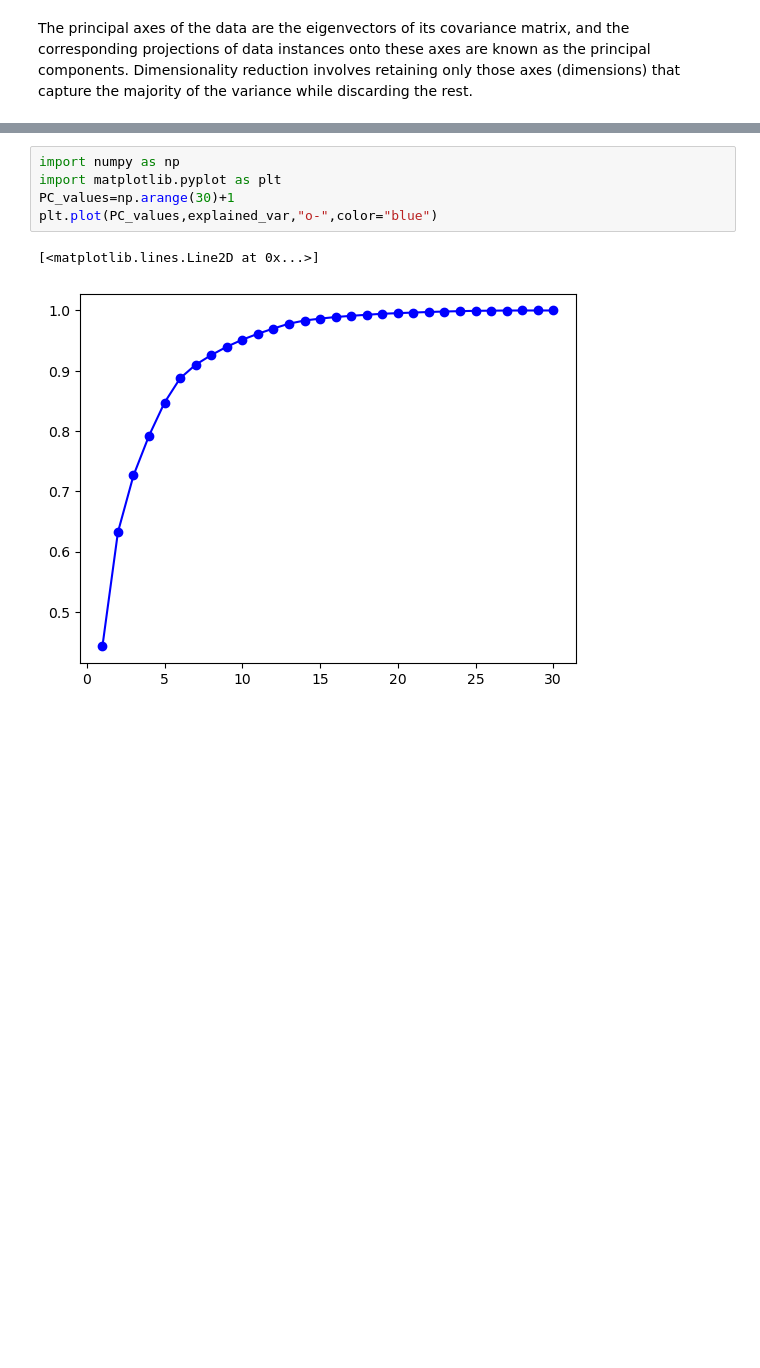
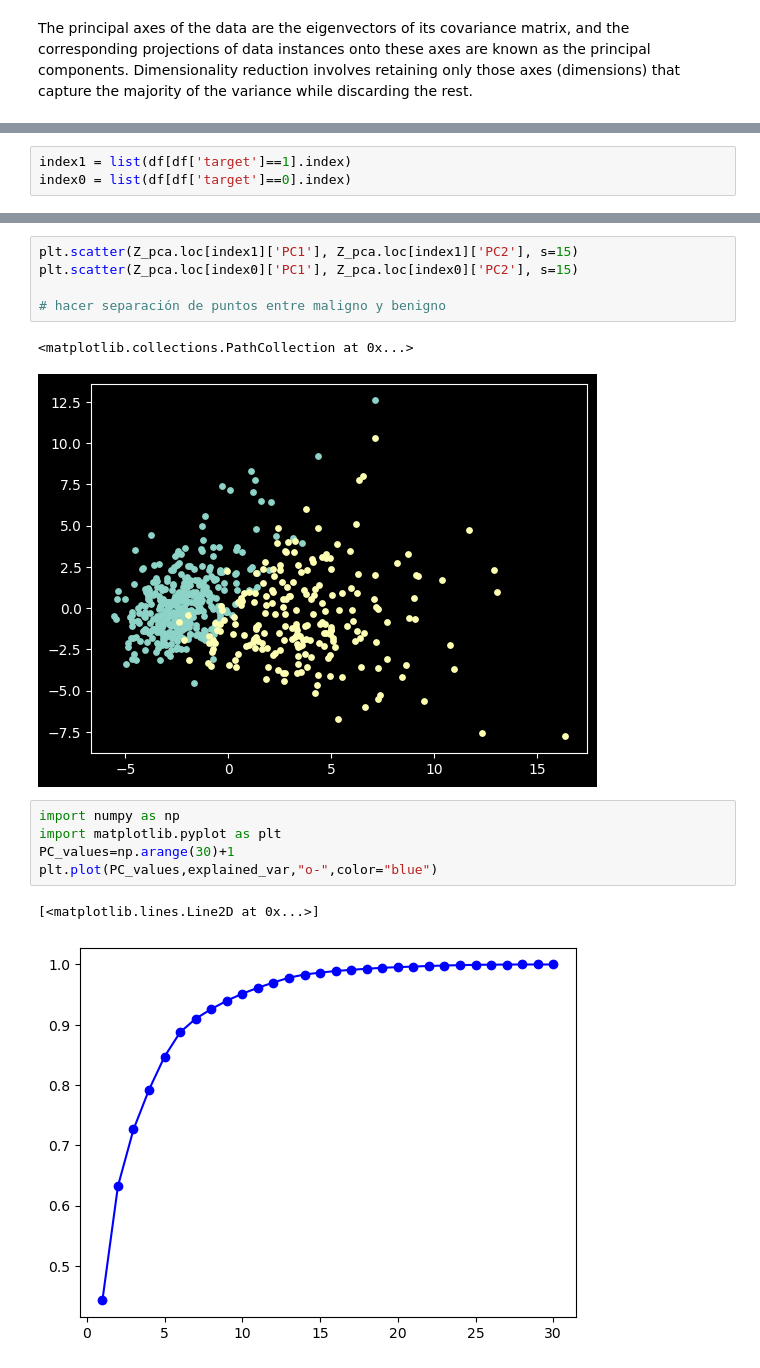
Before and after one commit to EdilbertoAntonio/ejercicios_maestria_icd, a Jupyter notebook: mineria de datos/PCA.ipynb, the cells around one changed output, grey strips where cells are left out. Cells and saved outputs as stored; diff of their text form; blank space fills up the shorter version.

```diff
--- a/mineria de datos/PCA.ipynb
+++ b/mineria de datos/PCA.ipynb
@@ -259,0 +358,3 @@ type(Z_pca)
+# %%
+index1 = list(df[df['target']==1].index)
+index0 = list(df[df['target']==0].index)
@@ -260,3 +377,11 @@ type(Z_pca)
+# %%
+plt.scatter(Z_pca.loc[index1]['PC1'], Z_pca.loc[index1]['PC2'], s=15)
+plt.scatter(Z_pca.loc[index0]['PC1'], Z_pca.loc[index0]['PC2'], s=15)
+
+# hacer separación de puntos entre maligno y benigno
+# %% [output]
+<matplotlib.collections.PathCollection at 0x...>
+[figure, added]
 # %%
 import numpy as np
 import matplotlib.pyplot as plt
```
Also changed, not shown: parts of 13 cells of this notebook, 7 other files.
